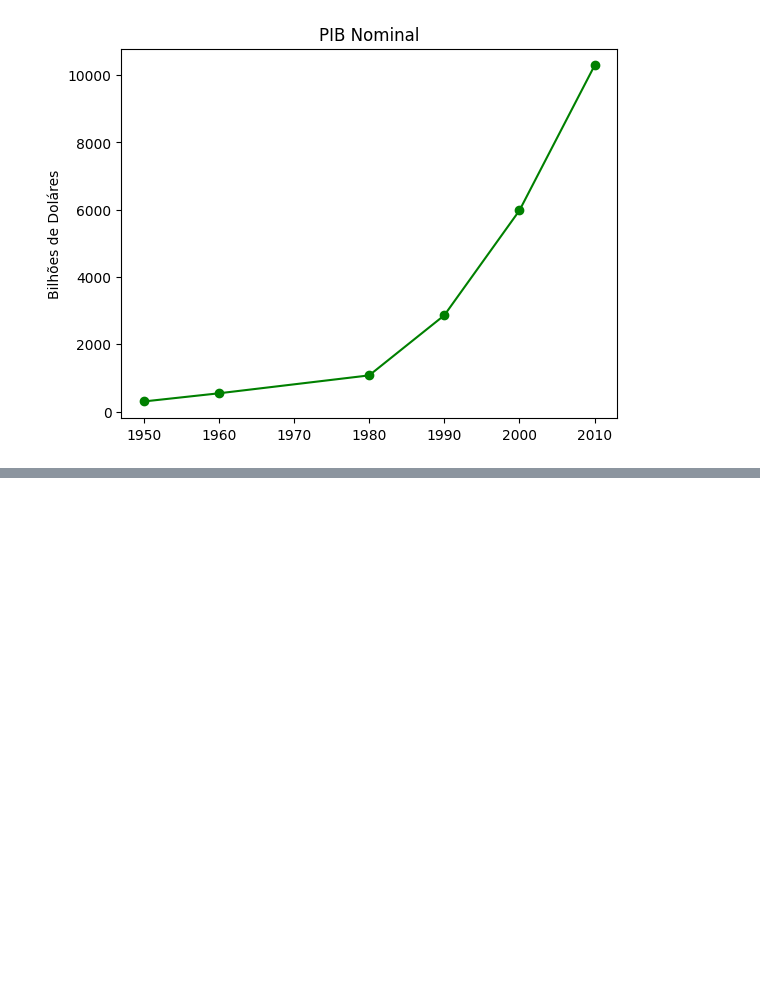
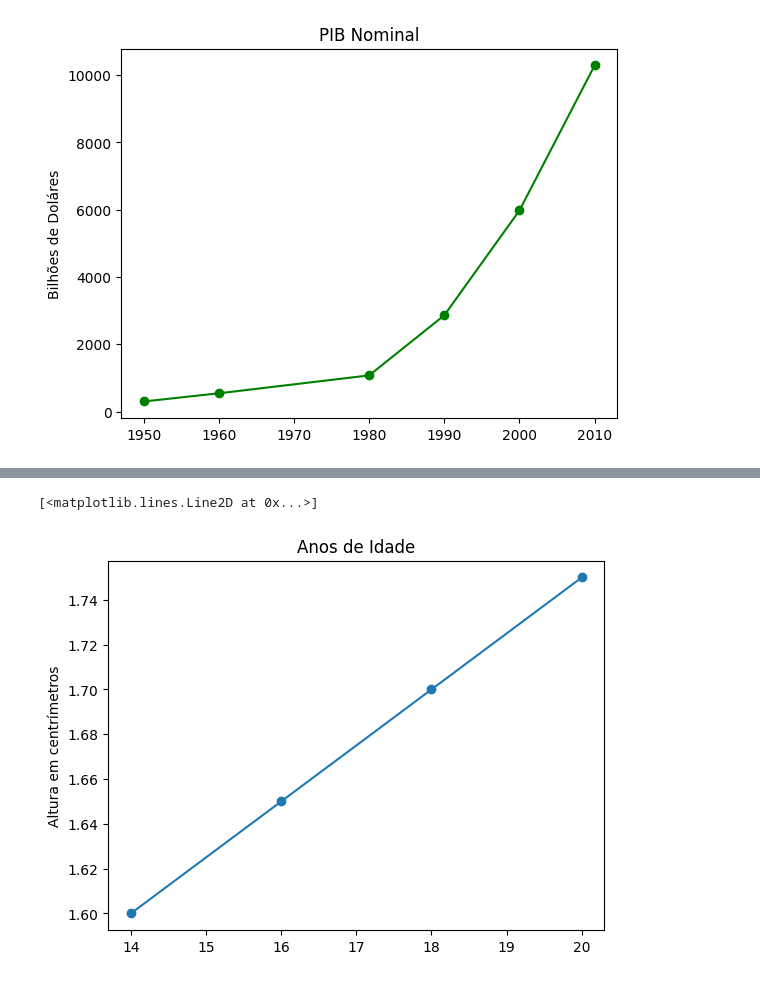
Before and after one commit to TechAbraao/data-science-nocoes-python, a Jupyter notebook: cap_3_visualizando_dados/conhecendo_matplotlib.ipynb, the cells around one changed output, grey strips where cells are left out. Drawn from its saved outputs; the diff is of its cells as text; code cells hidden in the pictures; blank space fills up the shorter version.

```diff
--- a/cap_3_visualizando_dados/conhecendo_matplotlib.ipynb
+++ b/cap_3_visualizando_dados/conhecendo_matplotlib.ipynb
@@ -14,0 +21,11 @@ plt.show()
+# %%
+# Base de Dados para o criar um gráfico de linhas no matplotlib
+altura = [1.60, 1.65, 1.70, 1.75]
+idade = [14, 16, 18, 20]
+grafico_altura_por_idade = plt.plot(idade, altura, marker="o") # Coordenadas X e Y (x, y)
+plt.title("Anos de Idade")
+plt.ylabel("Altura em centrímetros")
+grafico_altura_por_idade
+# %% [output]
+[<matplotlib.lines.Line2D at 0x...>]
+[figure, added]
```
Also changed, not shown: parts of 1 cell of this notebook, 1 other file.
